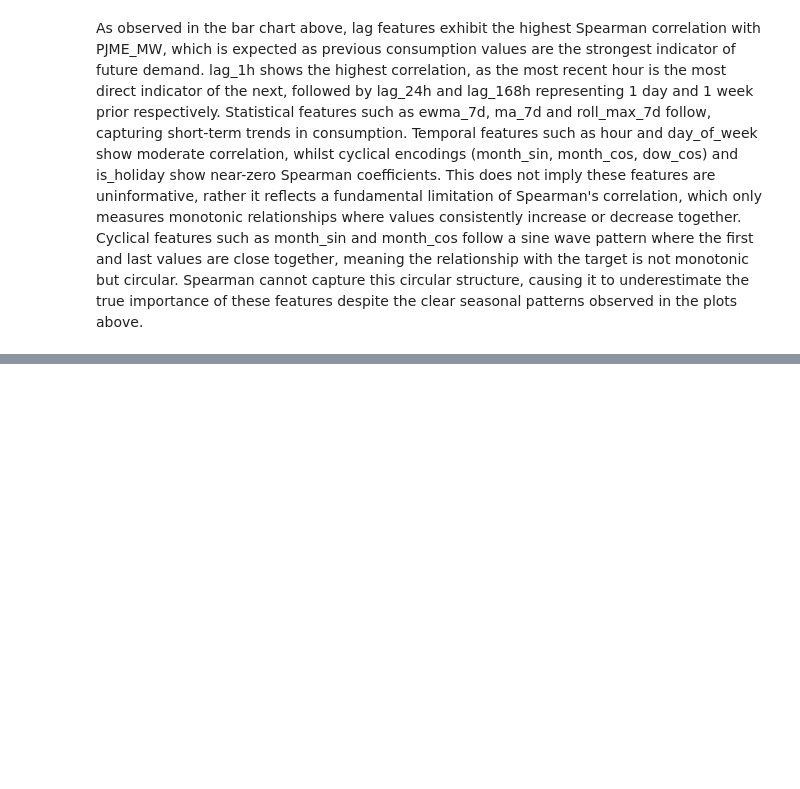
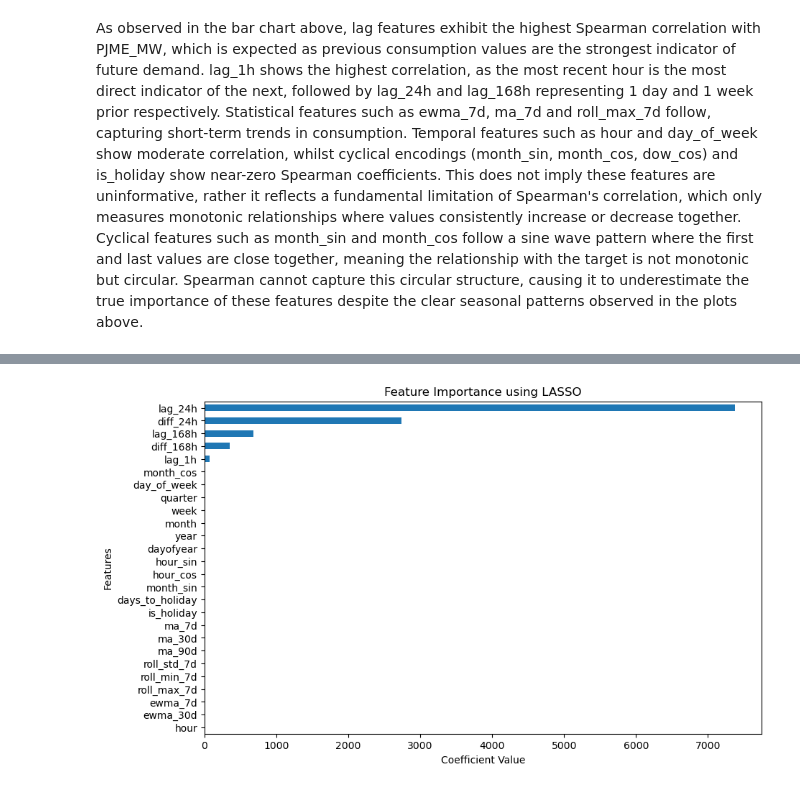
Before and after one commit to maisha2210/ECE-447-Time-Series-Forecasting-Project, a Jupyter notebook: TimeSeriesForecastingProject (1).ipynb, the cells around one changed output, grey strips where cells are left out. Cells and saved outputs as stored; diff of their text form; code cells hidden in the pictures; blank space fills up the shorter version.

```diff
--- a/TimeSeriesForecastingProject (1).ipynb
+++ b/TimeSeriesForecastingProject (1).ipynb
@@ -378,0 +403,44 @@ Fold 5 — Train: 134434, Val: 8760
+# %%
+# Feature Scaling
+# RobustScaler is used instead of StandardScaler because:The dataset contains outliers RobustScaler uses median and IQR, making it resistant to extreme values
+
+from sklearn.preprocessing import RobustScaler
+scaler = RobustScaler()
+
+# Fit only on training data to prevent data leakage
+X_train_scaled = scaler.fit_transform(X_train)
+
+# Apply same transformation to test data
+X_test_scaled = scaler.transform(X_test)
+# %%
+# Time-Series Cross Validation
+# TimeSeriesSplit ensures that training data always comes before validation data.Unlike random CV, this respects the temporal structure of the dataset
+
+from sklearn.model_selection import TimeSeriesSplit
+tss = TimeSeriesSplit(n_splits=5)
+# %%
+# LASSO Feature Selection
+# LASSO (L1 regularization) shrinks less important feature coefficients to zero,
+# effectively performing automatic feature selection
+
+from sklearn.linear_model import LassoCV
+import pandas as pd
+import matplotlib.pyplot as plt
+
+lasso = LassoCV(cv=tss)
+lasso.fit(X_train_scaled, y_train)
+
+# Extract feature importance from coefficients
+lasso_coef = pd.Series(lasso.coef_, index=X_train.columns)
+
+# Plot feature importance
+plt.figure(figsize=(10,6))
+lasso_coef.sort_values().plot(kind='barh')
+plt.title("Feature Importance using LASSO")
+plt.xlabel("Coefficient Value")
+plt.ylabel("Features")
+plt.show()
+
+# Interpretation:Features with coefficients near zero have little impact on predictions,while larger magnitudes indicate stronger influence
+# %% [output]
+[figure, added]
```
Also changed, not shown: parts of 26 cells of this notebook.
